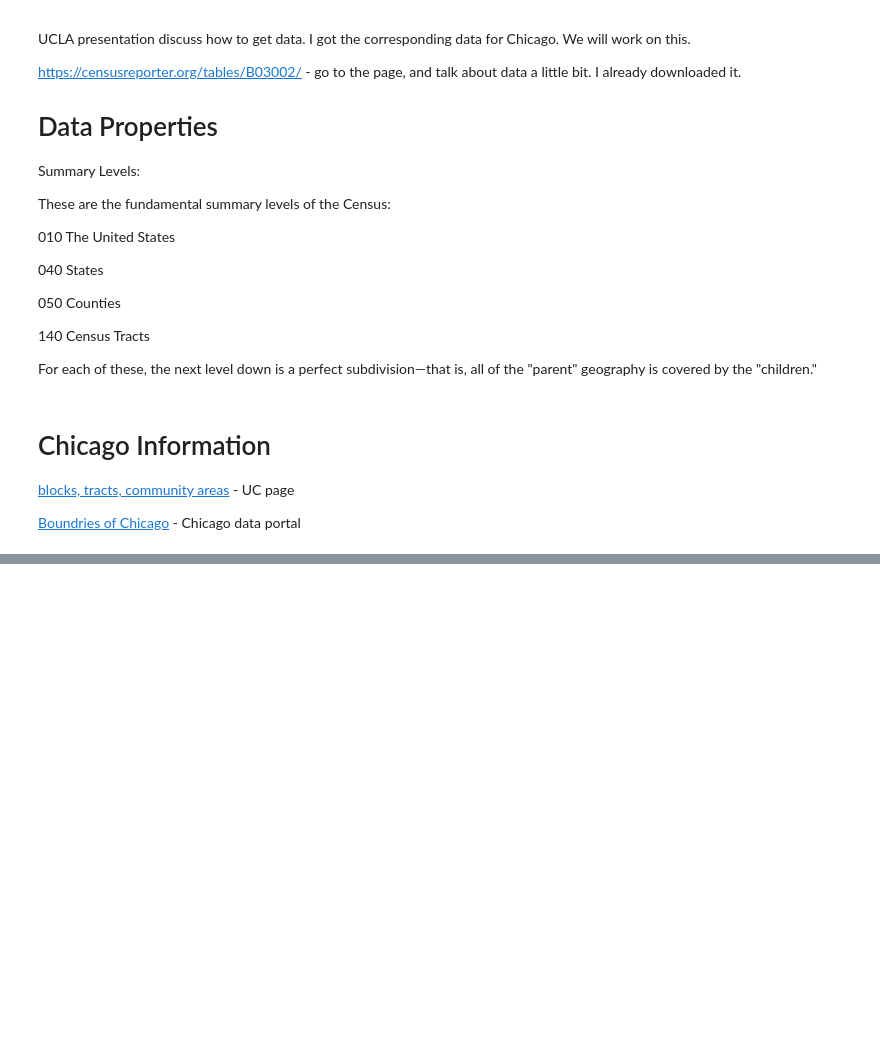
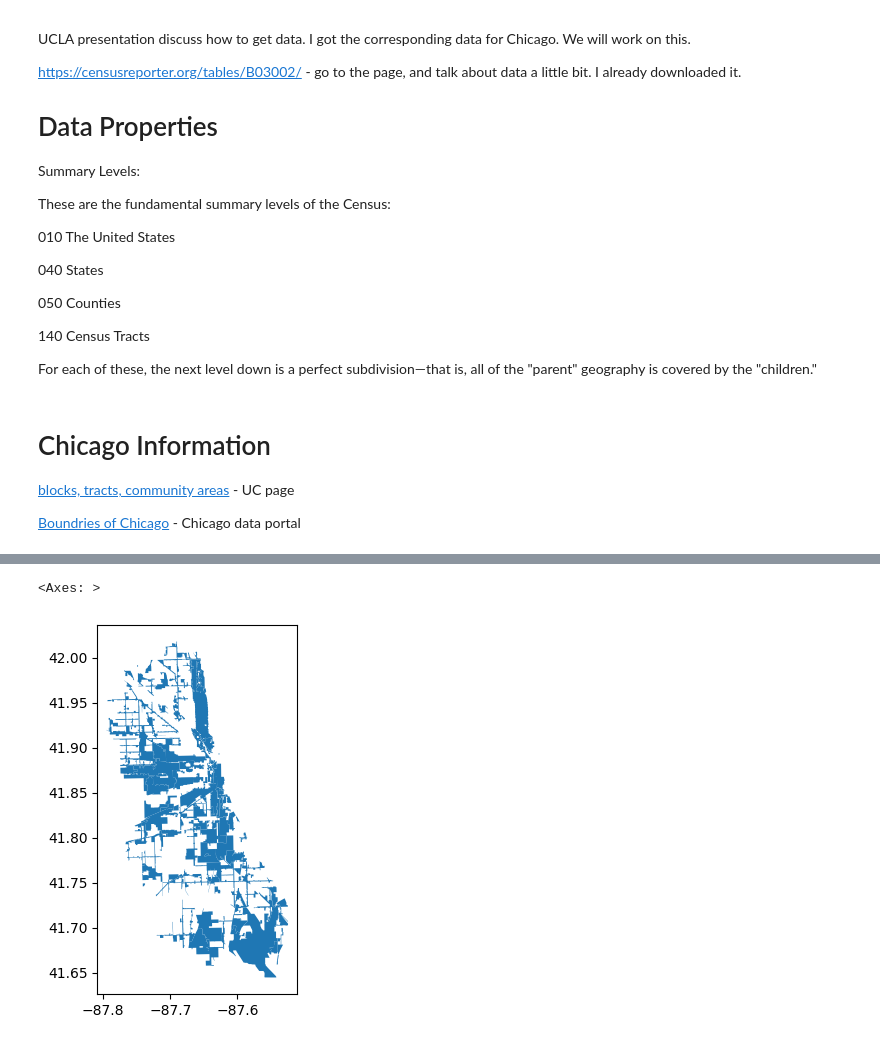
Before and after one commit to kirtisoglu/Chicago-Census-TIF-GIS-Analysis, a Jupyter notebook: Chicago_Census_Data_&_TIF_Analysis.ipynb, the cells around one changed output, grey strips where cells are left out. Cells and saved outputs as stored; diff of their text form; code cells hidden in the pictures; blank space fills up the shorter version.

```diff
--- a/Chicago_Census_Data_&_TIF_Analysis.ipynb
+++ b/Chicago_Census_Data_&_TIF_Analysis.ipynb
@@ -90,0 +392,2 @@ For each of these, the next level down is a perfect subdivision—that is, all o
+# %%
+tif = gpd.read_file('/content/chiTifBoundaries.shp')
@@ -90,0 +414,5 @@ For each of these, the next level down is a perfect subdivision—that is, all o
+# %%
+tif.plot()
+# %% [output]
+<Axes: >
+[figure, added]
```
Also changed, not shown: parts of 60 cells of this notebook.
